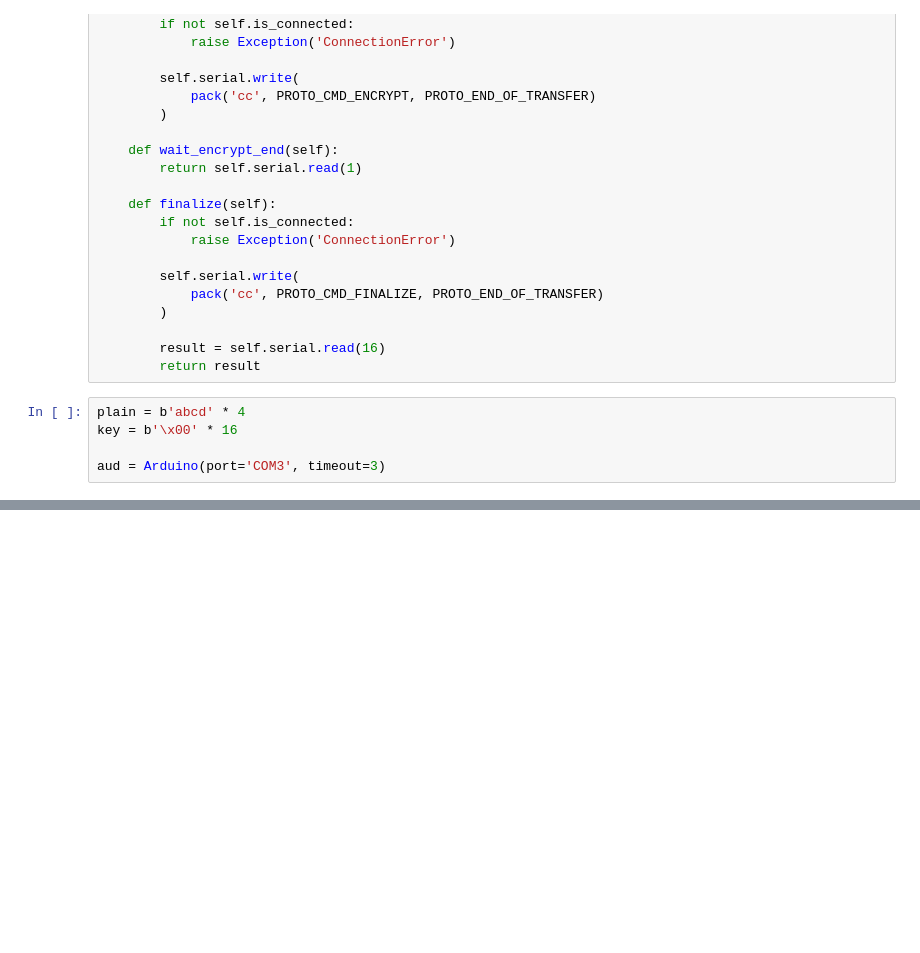
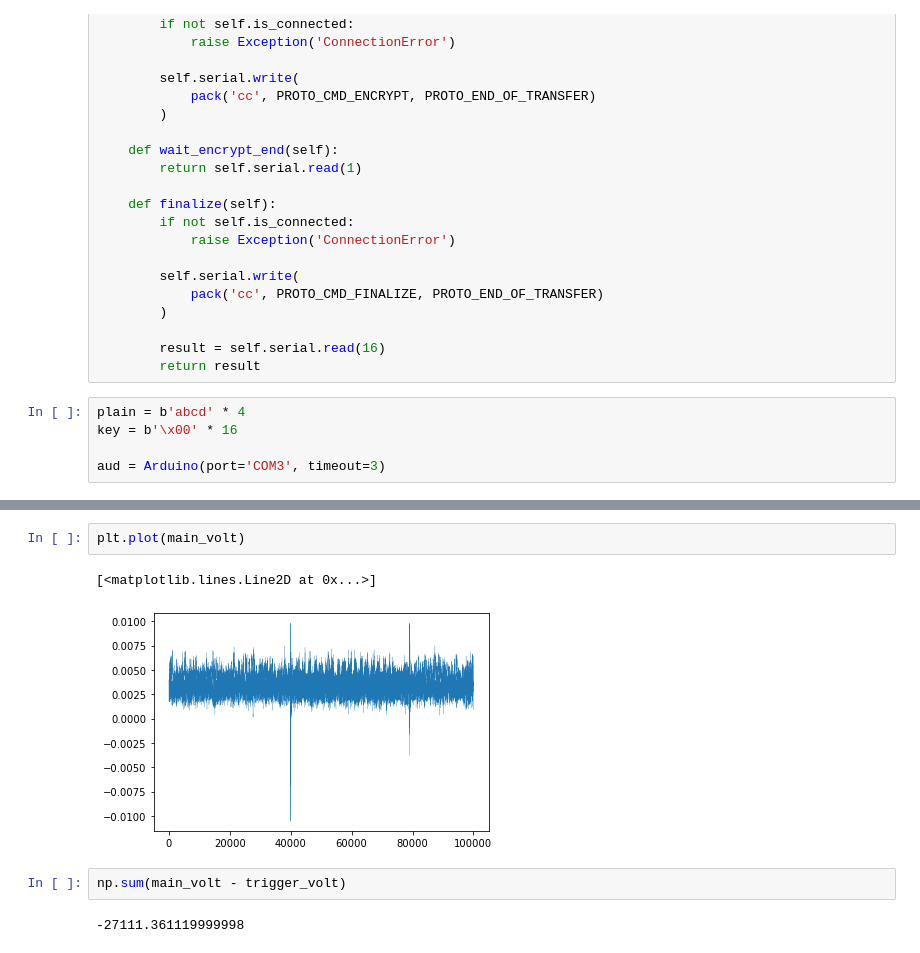
Before and after one commit to JB-Lee/CPA-with-ANN, a Jupyter notebook: src/arduino.ipynb, the cells around one changed output, grey strips where cells are left out. Saved outputs shown, nothing was run; the diff lists cells and outputs as text; blank space fills up the shorter version.

```diff
--- a/src/arduino.ipynb
+++ b/src/arduino.ipynb
@@ -124,0 +162,9 @@ plt.show()
+# %%
+plt.plot(main_volt)
+# %% [output]
+[<matplotlib.lines.Line2D at 0x...>]
+[figure, added]
+# %%
+np.sum(main_volt - trigger_volt)
+# %% [output]
+-27111.361119999998
```
Also changed, not shown: parts of 15 cells of this notebook, 1 other file.
